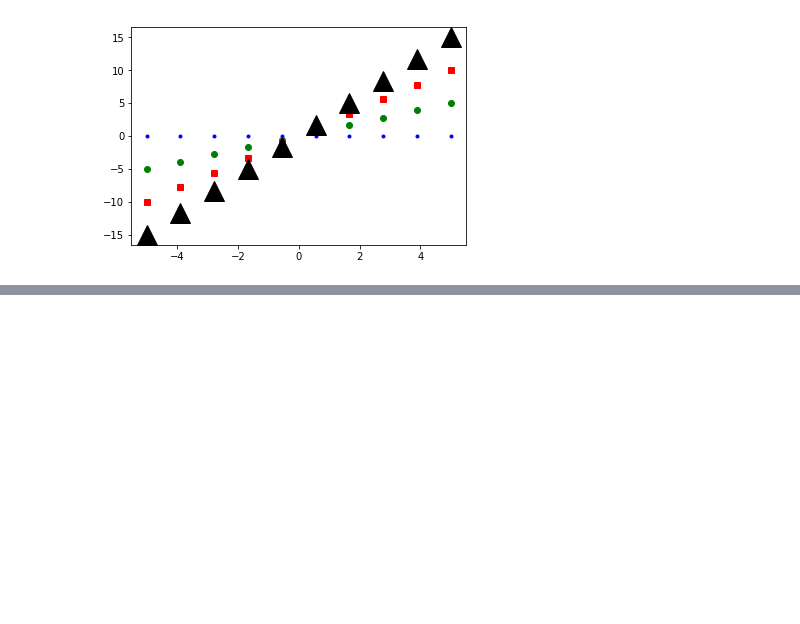
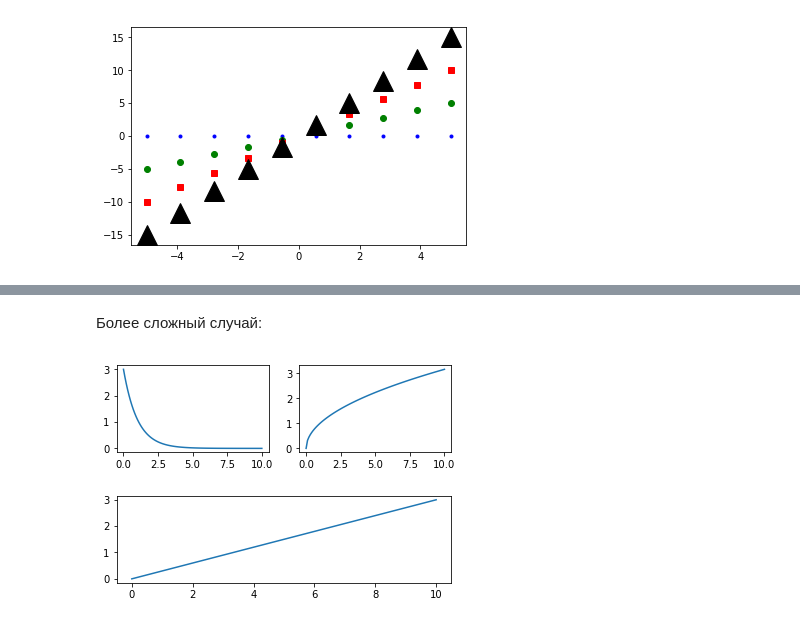
Before and after one commit to yamarus/PyForSci, a Jupyter notebook: source/lectures/theme7.ipynb, the cells around one changed output, grey strips where cells are left out. Cells and saved outputs as stored; diff of their text form; code cells hidden in the pictures; blank space fills up the shorter version.

```diff
--- a/source/lectures/theme7.ipynb
+++ b/source/lectures/theme7.ipynb
@@ -58,0 +103,16 @@ plt.show()
+# %% [markdown]
+Более сложный случай:
+# %%
+ax1=plt.subplot(2,2,1) # две строки, две колонки, график №1
+ax1.plot(x,y1)
+
+ax2=plt.subplot(2,2,2) # две строки, две колонки, график №2
+ax2.plot(x,y2)
+
+ax3=plt.subplot(2,1,2) # две строки, одна колонка, график №2!!!
+ax3.plot(x,y3)
+
+plt.subplots_adjust(hspace=0.5)  #увеличиваем горизонтальное разделение между графиками
+plt.show()
+# %% [output]
+[figure, added]
```
Also changed, not shown: parts of 13 cells of this notebook.
